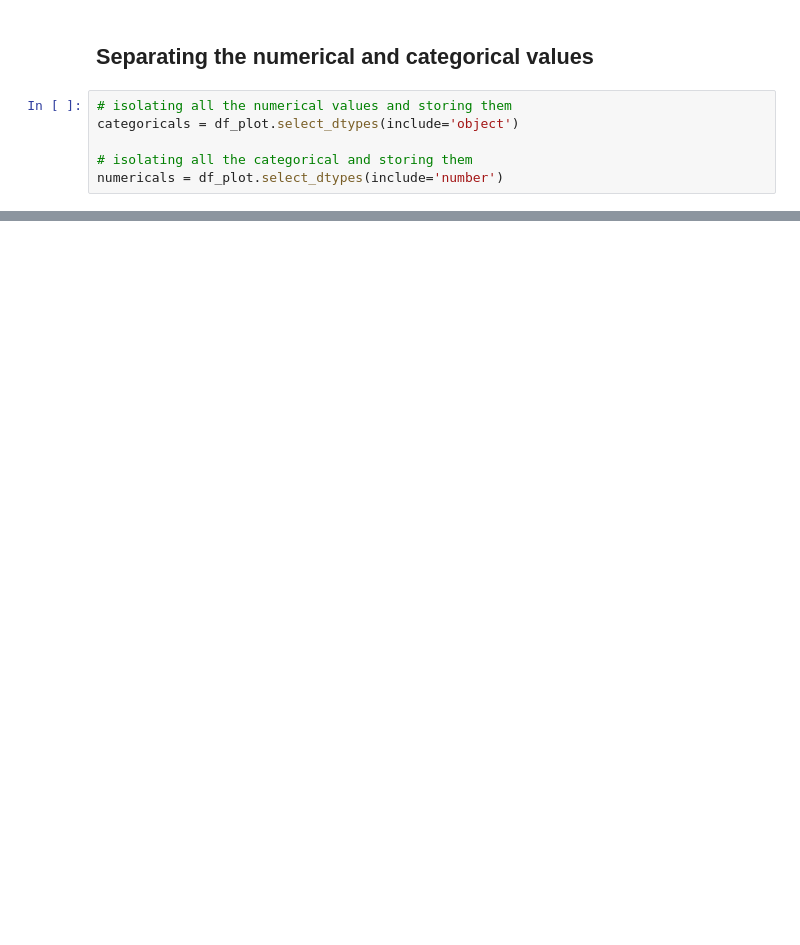
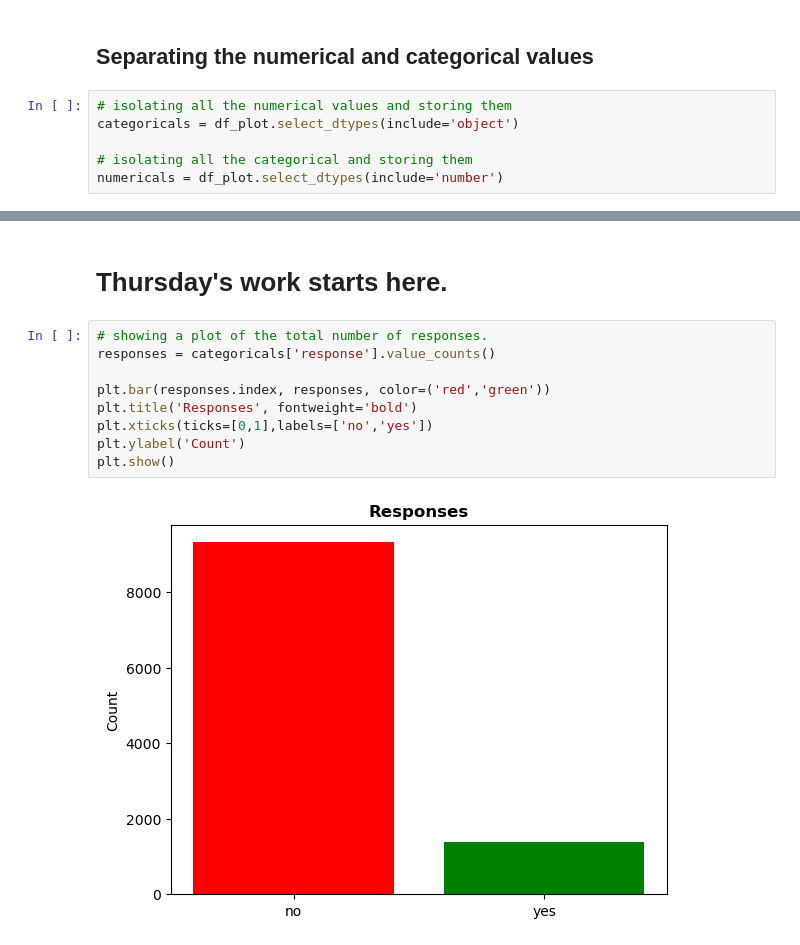
Before and after one commit to LaurensDu/IH_Labs_submissions_Laurens, a Jupyter notebook: week_2/lab_customer_analysis_case_study.ipynb, the cells around one changed output, grey strips where cells are left out. Saved outputs shown, nothing was run; the diff lists cells and outputs as text; blank space fills up the shorter version.

```diff
--- a/week_2/lab_customer_analysis_case_study.ipynb
+++ b/week_2/lab_customer_analysis_case_study.ipynb
@@ -375,0 +347,13 @@ sns.heatmap(numericals_final.corr(),annot=True)
+# %% [markdown]
+# Thursday's work starts here.
+# %%
+# showing a plot of the total number of responses.
+responses = categoricals['response'].value_counts()
+
+plt.bar(responses.index, responses, color=('red','green'))
+plt.title('Responses', fontweight='bold')
+plt.xticks(ticks=[0,1],labels=['no','yes'])
+plt.ylabel('Count')
+plt.show()
+# %% [output]
+[figure, added]
```
Also changed, not shown: parts of 19 cells of this notebook.
